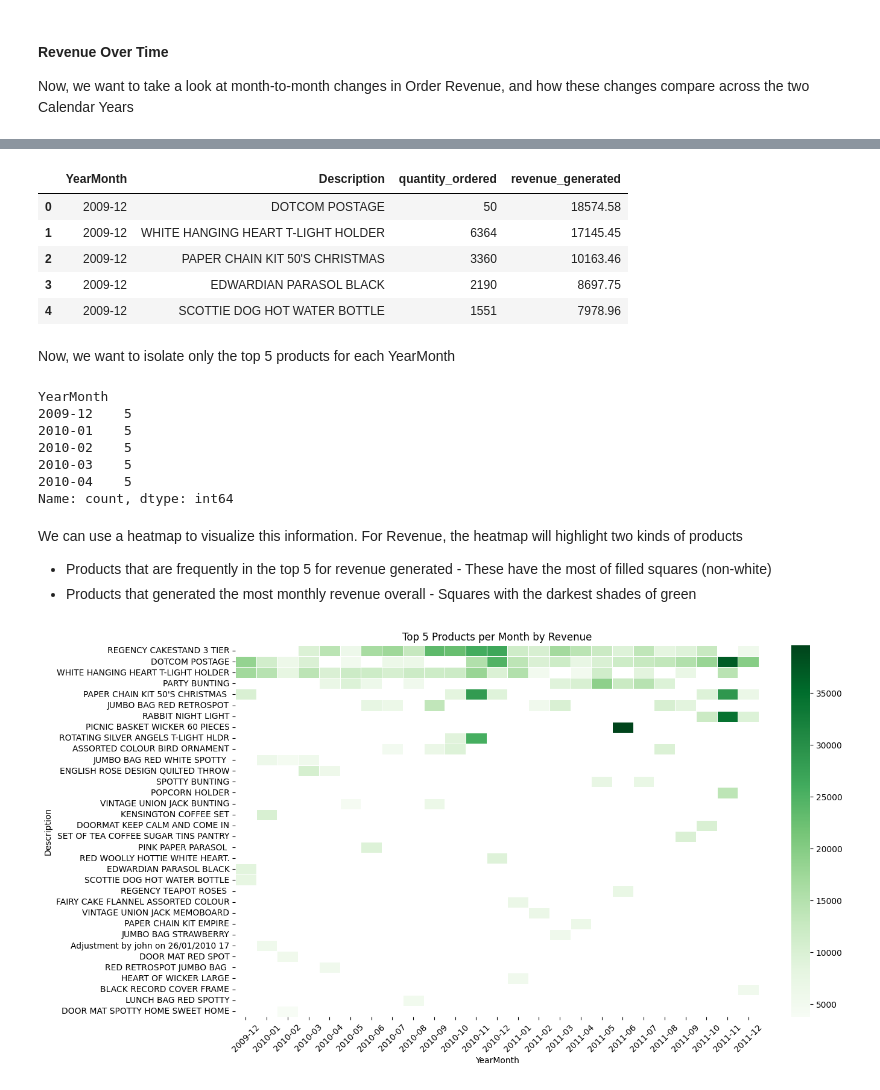
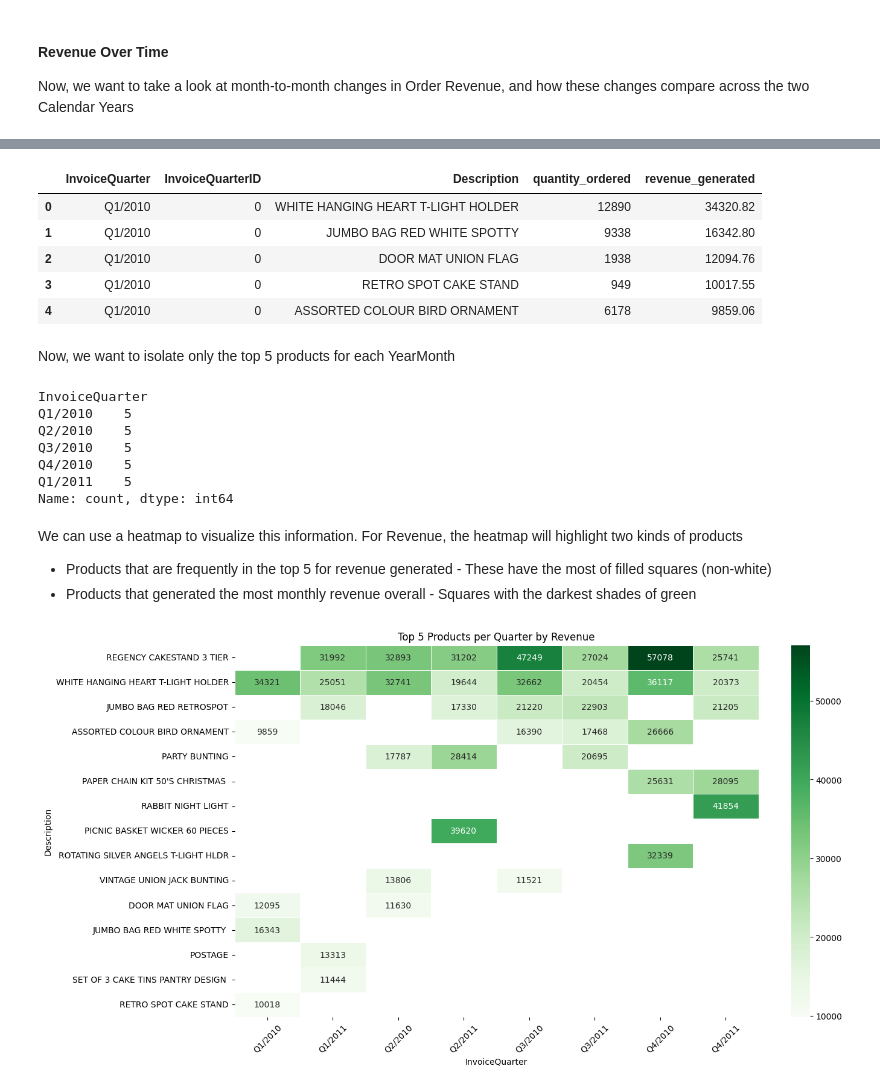
Before and after one commit to ahimranVT/retail-analytics-platform, a Jupyter notebook: notebooks/explore_transactions.ipynb, the cells around one changed output, grey strips where cells are left out. Drawn from its saved outputs; the diff is of its cells as text; code cells hidden in the pictures.

```diff
--- a/notebooks/explore_transactions.ipynb
+++ b/notebooks/explore_transactions.ipynb
@@ -56,3 +81,5 @@ Number of rows after removing duplicates: 1033036
+# %%
+transactions_df = transactions_df.dropna(subset=['Customer ID', 'Description'])
 # %% [markdown]
 #### Monthly Order Metrics ####
 
@@ -128,2 +156,12 @@ Next, we want to observe trends within best-selling products. We can do this by
 * Revenue Generated
 * Quantity Ordered
+# %%
+# First, we want to extract the quarter for each Invoice
+product_df = transactions_df.copy()
+product_df.drop(columns = ['YearMonth'], inplace=True)
+product_df = product_df.loc[product_df['InvoiceDate'].dt.year.astype(str) != '2009']
+
+product_df['InvoiceQuarter'] = ('Q' + product_df['InvoiceDate'].dt.quarter.astype(str) + '/' + product_df['InvoiceDate'].dt.year.astype(str))
+quarter_mapping = dict(zip(product_df['InvoiceQuarter'].unique(), range(len(product_df['InvoiceQuarter'].unique()))))
+product_df['InvoiceQuarterID'] = product_df['InvoiceQuarter'].map(quarter_mapping)
+product_df.head()
@@ -130,37 +175,37 @@ Next, we want to observe trends within best-selling products. We can do this by
 # %%
-# To achieve the right grain for product revenue analysis by month, we aggregate transactions by YearMonth and Product Code,
+# To achieve the right grain for product revenue analysis by quarter, we aggregate transactions by YearMonth and Product Code,
 # calculating total revenue and total quantity ordered.
-product_df = transactions_df.groupby(['YearMonth', 'Description']).agg(
+product_df = product_df.groupby(['InvoiceQuarter', 'InvoiceQuarterID', 'Description']).agg(
     quantity_ordered = ('Quantity', 'sum'),
     revenue_generated = ('LineItemRevenue', 'sum')
 ).sort_values(
-        by = ['YearMonth', 'revenue_generated', 'quantity_ordered'],  # We can sort by these metrics to get the most popular products
+        by = ['InvoiceQuarterID', 'revenue_generated', 'quantity_ordered'],  # We can sort by these metrics to get the most popular products
         ascending = [True, False, False]
 ).reset_index()
 
 product_df.head()
 # %% [output]
-|  | YearMonth | Description | quantity_ordered | revenue_generated |
-| 0 | 2009-12 | DOTCOM POSTAGE | 50 | 18574.58 |
-| 1 | 2009-12 | WHITE HANGING HEART T-LIGHT HOLDER | 6364 | 17145.45 |
-| 2 | 2009-12 | PAPER CHAIN KIT 50'S CHRISTMAS | 3360 | 10163.46 |
-| 3 | 2009-12 | EDWARDIAN PARASOL BLACK | 2190 | 8697.75 |
-| 4 | 2009-12 | SCOTTIE DOG HOT WATER BOTTLE | 1551 | 7978.96 |
+|  | InvoiceQuarter | InvoiceQuarterID | Description | quantity_ordered | revenue_generated |
+| 0 | Q1/2010 | 0 | WHITE HANGING HEART T-LIGHT HOLDER | 12890 | 34320.82 |
+| 1 | Q1/2010 | 0 | JUMBO BAG RED WHITE SPOTTY | 9338 | 16342.80 |
+| 2 | Q1/2010 | 0 | DOOR MAT UNION FLAG | 1938 | 12094.76 |
+| 3 | Q1/2010 | 0 | RETRO SPOT CAKE STAND | 949 | 10017.55 |
+| 4 | Q1/2010 | 0 | ASSORTED COLOUR BIRD ORNAMENT | 6178 | 9859.06 |
 # %% [markdown]
 Now, we want to isolate only the top 5 products for each YearMonth
 # %%
 # Selecting only the top 5 products by revenue and quantity sold for each Year/Month
-top_5_products = product_df.groupby('YearMonth').head(5).reset_index()
+top_5_products = product_df.groupby('InvoiceQuarter').head(5).reset_index()
 
 # Confirming that each Year/Month only contains 5 products
-top_5_products['YearMonth'].value_counts().iloc[:5]
+top_5_products['InvoiceQuarter'].value_counts().iloc[:5]
 # %% [output]
-YearMonth
-2009-12    5
-2010-01    5
-2010-02    5
-2010-03    5
-2010-04    5
+InvoiceQuarter
+Q1/2010    5
+Q2/2010    5
+Q3/2010    5
+Q4/2010    5
+Q1/2011    5
 Name: count, dtype: int64
 # %% [markdown]
 We can use a heatmap to visualize this information. For Revenue, the heatmap will highlight two kinds of products
@@ -169,25 +214,28 @@ We can use a heatmap to visualize this information. For Revenue, the heatmap wil
 # %%
 heatmap_df = top_5_products.pivot(
     index='Description',
-    columns='YearMonth',
+    columns='InvoiceQuarter',
     values='revenue_generated'
 )
 
 # Sorting products by overall revenue (this will pinpoint products that frequently appear in the top 5)
 top_products_order = top_5_products.groupby('Description')['revenue_generated'].sum().sort_values(ascending=False).index
 heatmap_df = heatmap_df.loc[top_products_order]
+heatmap_df.head()
 
-# Step 3: Plot heatmap
+# # # Step 3: Plot heatmap
 plt.figure(figsize=(14, 8))
-sns.heatmap(
+heatmap = sns.heatmap(
     heatmap_df,
-    cmap='Greens',      # Yellow → Red gradient
+    cmap='Greens',
     linewidths=0.5,
+    annot=True,
+    fmt=".0f",
 )
 
-plt.title("Top 5 Products per Month by Revenue")
+plt.title("Top 5 Products per Quarter by Revenue")
 plt.xticks(rotation=45)
 plt.show()
 # %% [output]
-[figure, old version]
+[figure, new version]
 # %% [markdown]
```
Also changed, not shown: parts of 13 cells of this notebook.
